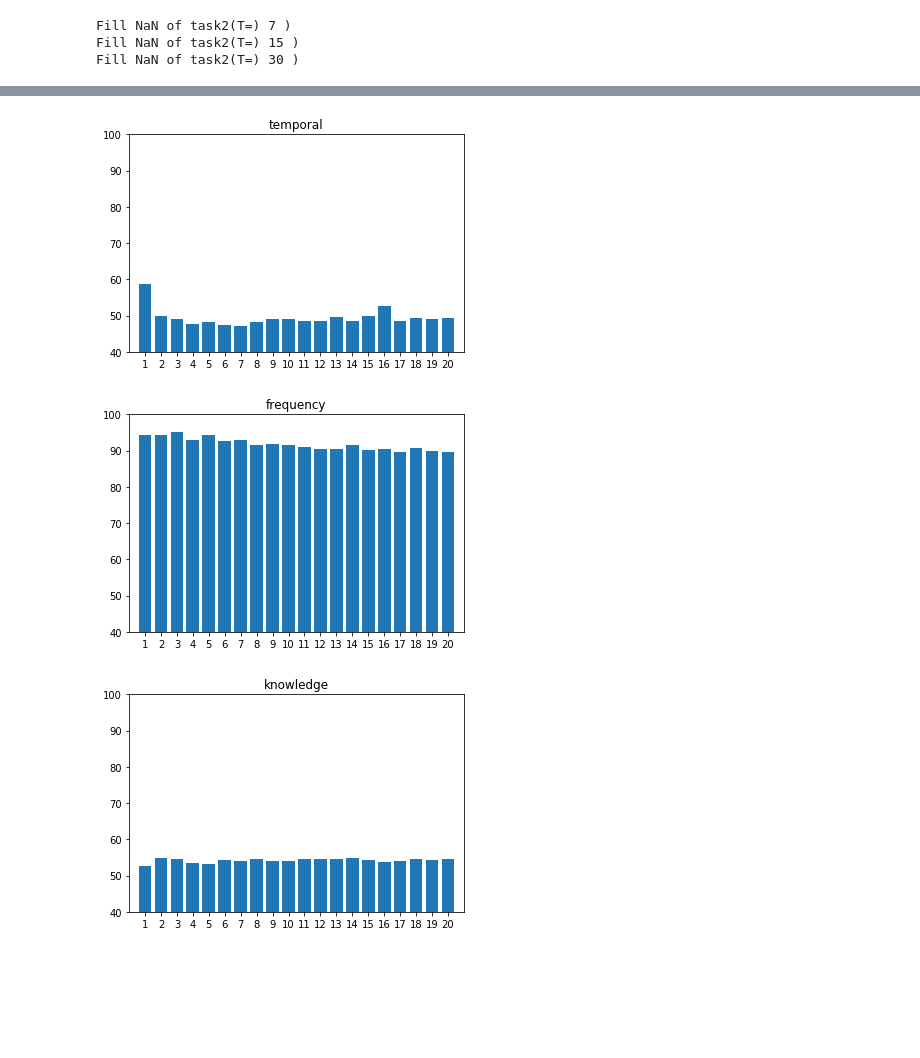
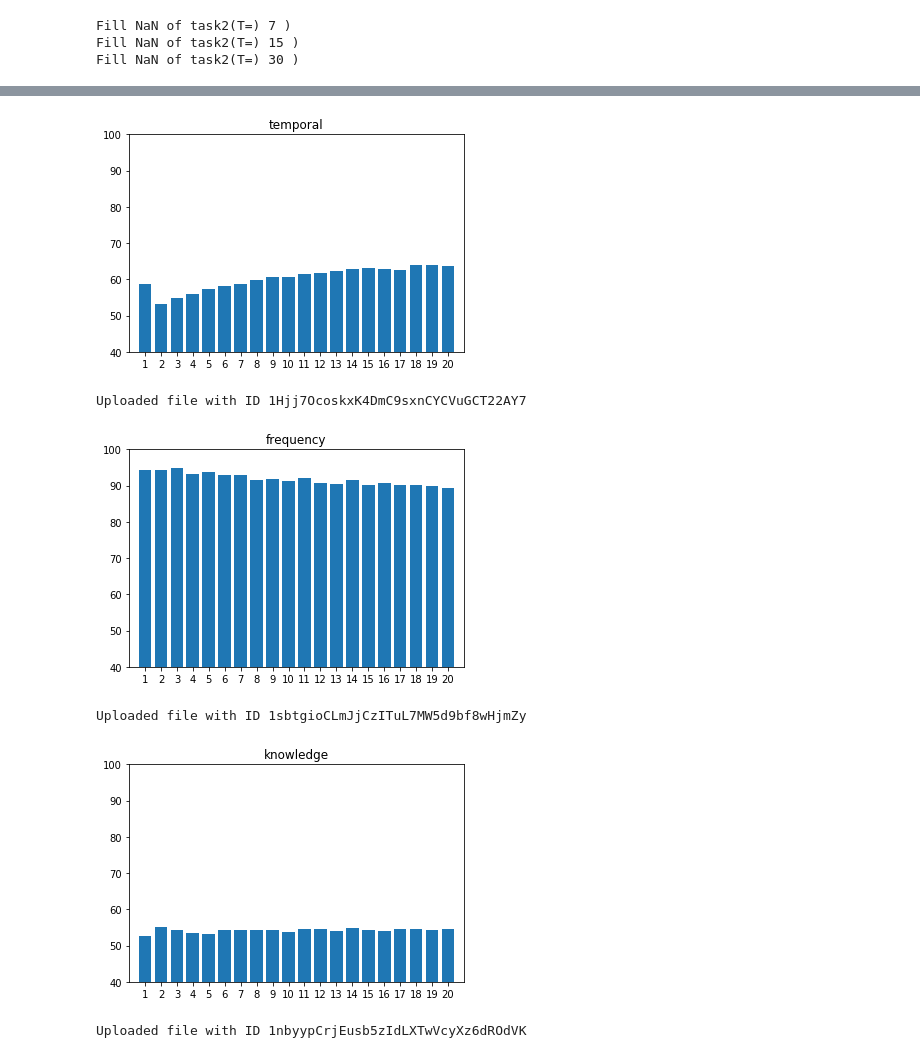
Before and after one commit to yvonny/churn, a Jupyter notebook: ChurnPredictionBaseline.ipynb, the cells around one changed output, grey strips where cells are left out. Cells and saved outputs as stored; diff of their text form; code cells hidden in the pictures; blank space fills up the shorter version.

```diff
--- a/ChurnPredictionBaseline.ipynb
+++ b/ChurnPredictionBaseline.ipynb
@@ -383,6 +353,7 @@ See the caveats in the documentation: http://pandas.pydata.org/pandas-docs/stabl
 #    indicating routine posting activity in every ≈2 weeks.
 clist = []
 slist = []
+subt = []
 for K in list_of_K:
     subgroup = features_of_task1[K]
     churners_gap = []
@@ -395,7 +366,7 @@ for K in list_of_K:
             break
         churners_gap.append(sum_gapK[1] / count_gapK[1])
         stayers_gap.append(sum_gapK[0] / count_gapK[0])
-
+    subt.append('K = %s'%K)
     clist.append(churners_gap)
     slist.append(stayers_gap)
 
@@ -404,7 +375,9 @@ for K in list_of_K:
     plt.plot(stayers_gap, '-o', label='stayer')
     plt.legend()
     plt.axis((0,20,0,15e4))
+
+    plt.show()
+    plt.savefig('task1_{0}posts_{1}.png'.format(K,'TimeGap1OfUser'))
     store_df_at_google_drive('task1_{0}posts_{1}'.format(K,'TimeGap1OfUser'),pd.DataFrame(),'png')
-    plt.show()
 # %% [output]
 K=1
@@ -880,13 +874,14 @@ drop_user_columns = ['Reputation', 'CreationDate', 'LastAccessDate', 'num_posts'
 
 # model = LogisticRegression_
 model = DecisionTreeClassifier
-
 for K in list_of_K:
-    print('Task 1, K={}'.format(K))
+    stime = time.time()
+    print('Task 1, K={0}, start : {1}'.format(K, stime))
     train_features = [col for col in features_of_task1[K].columns
                       if col not in drop_user_columns + ['is_churn']]
 
     acc_list = learn_model(features_of_task1[K], train_features, model=model)
     print('Accuracy: {}'.format(np.mean(acc_list)))
     print('    for each folds: {}'.format(acc_list))
+    print('end : {0}, execution time : {1}'.format(time.time(), time.time()-stime))
 # %% [output]
@@ -916,11 +911,13 @@ drop_user_columns = ['Reputation', 'CreationDate', 'LastAccessDate']
 model = DecisionTreeClassifier
 
 for T in list_of_T:
-    print('Task 2, T={}'.format(T))
+    stime=time.time()
+    print('Task 2, T={0}, start : {1}'.format(T, stime))
     train_features = [col for col in features_of_task2[T].columns
                       if col not in drop_user_columns + ['is_churn']]
 
     acc_list = learn_model(features_of_task2[T], train_features, model=model)
     print('Accuracy: {}'.format(np.mean(acc_list)))
     print('    for each folds: {}'.format(acc_list))
+    print('end : {0}, execution time : {1}'.format(time.time(), time.time()-stime))
 # %% [output]
@@ -969,14 +969,15 @@ task1_accuracy_of_category = {}
 for name, feature_list in analysis_feature_names.items():
     accuracy_of_category = []
     for K in list_of_K:
-        if name == 'temoral':
+        if name == 'temporal':
             feature_list = ['gap{}'.format(j) for j in range(1, K+1)]
         elif name == 'frequency':
             features_list = [feat for feat in feature_list if feat != 'num_posts']
         train_features = [feat for feat in feature_list if feat in features_of_task1[K].columns]
         if len(train_features) == 0:
             continue
-        print('\n{}, Task 1, K={}'.format(name, K))
+        stime = time.time()
+        print('\n{}, Task 1, K={}, start : {}'.format(name, K, stime))
         print('    columns: {}'.format(train_features))
 
         acc_list = learn_model(features_of_task1[K], train_features)
@@ -984,6 +985,6 @@ for name, feature_list in analysis_feature_names.items():
         accuracy_of_category.append(mean_acc)
         print('Accuracy: {}'.format(mean_acc))
         print('    for each folds: {}'.format(acc_list))
-
+        print('end : {}, execution time : {}'.format(time.time(), time.time()-stime))
     task1_accuracy_of_category[name] = accuracy_of_category
 # %% [output]
@@ -1007,21 +1008,27 @@ Accuracy: 54.52198794164936
 # %%
 # Bar Chart
 for title, predictions in task1_accuracy_of_category.items():
     if len(predictions) == 0:
         continue
     n_groups = len(list_of_K)
     index = np.arange(n_groups)
 
     plt.bar(index, predictions, tick_label=list_of_K, align='center')
 
     plt.title(title)
     plt.xlim(-1, n_groups)
     plt.ylim(40, 100)
+
+    plt.savefig('task1_{}_accuracy.png'.format(title))
     plt.show()
+    store_df_at_google_drive('task1_{}_accuracy'.format(title),pd.DataFrame(),'png')
 # %% [output]
-[figure, old version]
+[figure, new version]
+Uploaded file with ID 1Hjj7OcoskxK4DmC9sxnCYCVuGCT22AY7
-[figure, old version]
+[figure, new version]
+Uploaded file with ID 1sbtgioCLmJjCzITuL7MW5d9bf8wHjmZy
 [figure]
+Uploaded file with ID 1nbyypCrjEusb5zIdLXTwVcyXz6dROdVK
 # %%
 ### Category Analysis - Task 2 ###
 task2_accuracy_of_category = {}
```
Also changed, not shown: parts of 16 cells of this notebook.
